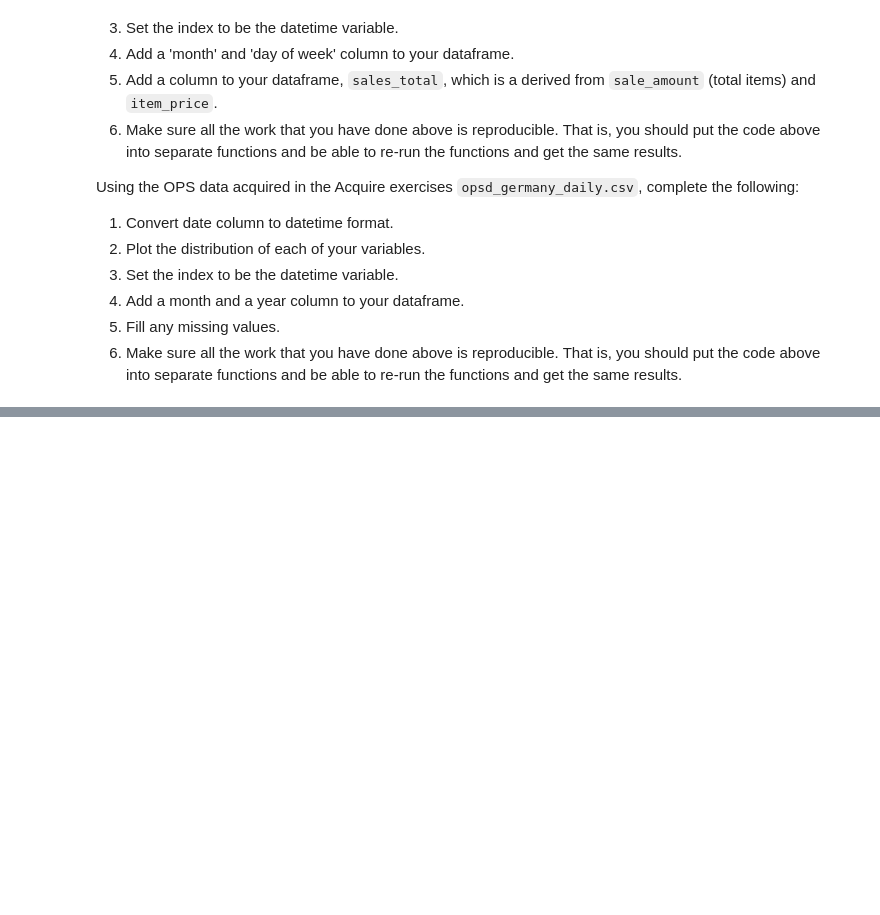
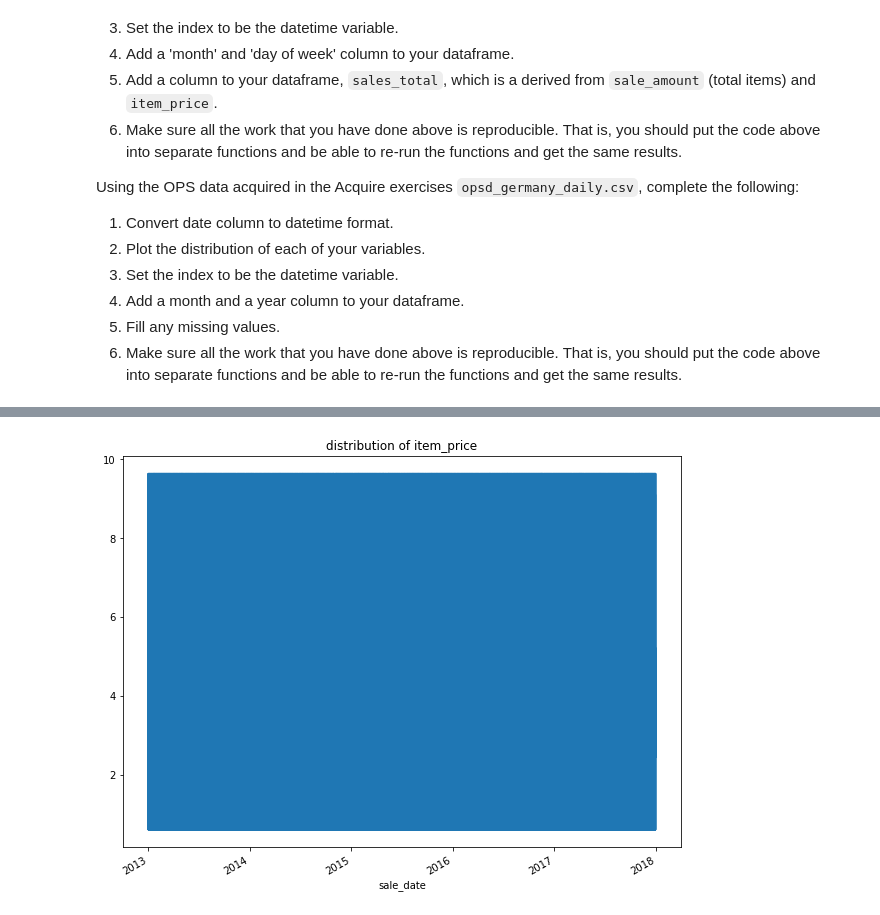
Before and after one commit to JaredVahle/time-series-exercies, a Jupyter notebook: prepare.ipynb, the cells around one changed output, grey strips where cells are left out. Cells and saved outputs as stored; diff of their text form; code cells hidden in the pictures; blank space fills up the shorter version.

```diff
--- a/prepare.ipynb
+++ b/prepare.ipynb
@@ -363,0 +455,4 @@ Using the OPS data acquired in the Acquire exercises `opsd_germany_daily.csv`, c
+# %%
+dist_plot(df,var = 'item_price')
+# %% [output]
+[figure, added]
```
Also changed, not shown: parts of 35 cells of this notebook, 1 other file.
